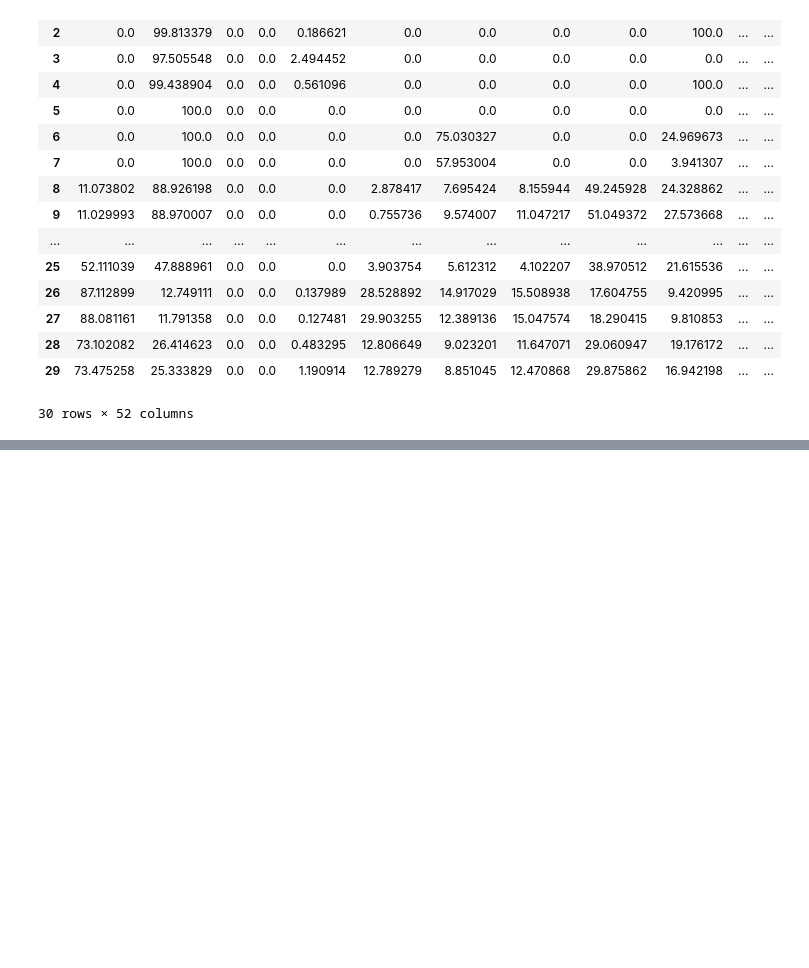
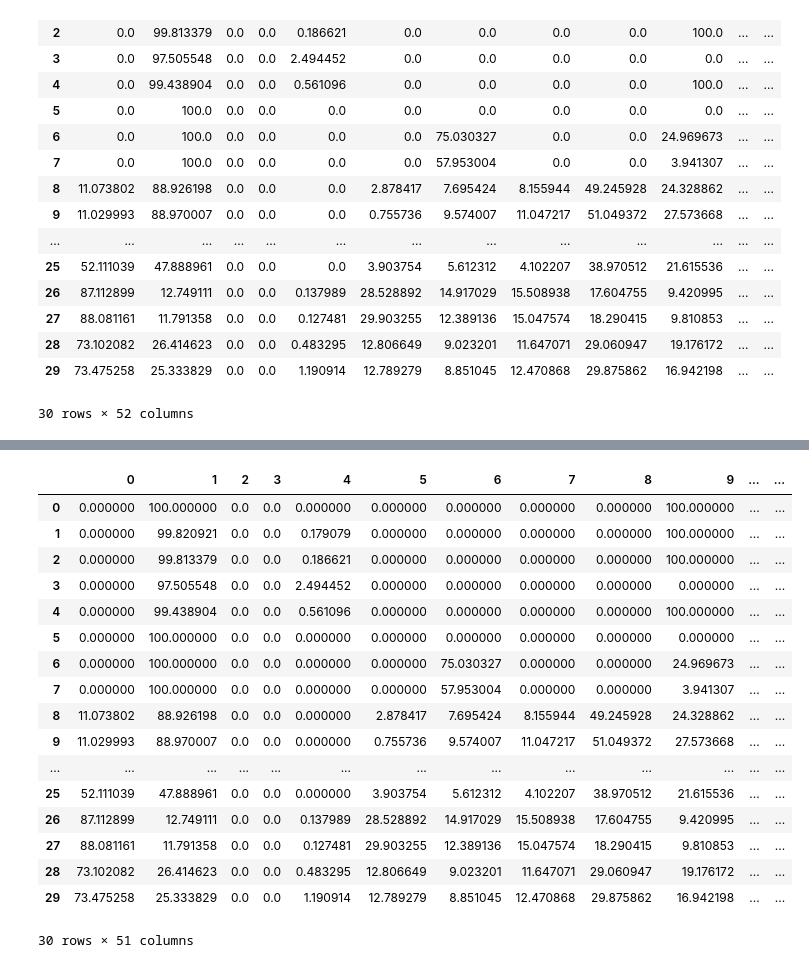
Before and after one commit to anuprulez/nanodiag_biomarker_prediction, a Jupyter notebook: ukfr_analysis/analyse_histone_modifications.ipynb, the cells around one changed output, grey strips where cells are left out. Saved outputs shown, nothing was run; the diff lists cells and outputs as text; code cells hidden in the pictures; blank space fills up the shorter version.

```diff
--- a/ukfr_analysis/analyse_histone_modifications.ipynb
+++ b/ukfr_analysis/analyse_histone_modifications.ipynb
@@ -196,3 +196,9 @@ transpose_df_data_no_index
 | 28 | 73.102082 | 26.414623 | 0.0 | 0.0 | 0.483295 | 12.806649 | 9.023201 | 11.647071 | 29.060947 | 19.176172 | ... | ... |
 | 29 | 73.475258 | 25.333829 | 0.0 | 0.0 | 1.190914 | 12.789279 | 8.851045 | 12.470868 | 29.875862 | 16.942198 | ... | ... |
 30 rows × 52 columns
+# %%
+from sklearn.preprocessing import LabelBinarizer
+lb = LabelBinarizer()
+
+# Fit and transform
+binary_labels = lb.fit_transform(transpose_df_data_no_index["Class"])
@@ -198,0 +227,3 @@ transpose_df_data_no_index
+# %%
+transpose_df_data_no_index["Class"] = binary_labels
+transpose_df_data_no_index
@@ -198,0 +318,24 @@ transpose_df_data_no_index
+# %%
+df_labels = transpose_df_data_no_index["Class"]
+df_features = transpose_df_data_no_index.drop(columns=["Class"])
+df_features = df_features.astype(float)
+df_features
+# %% [output]
+|  | 0 | 1 | 2 | 3 | 4 | 5 | 6 | 7 | 8 | 9 | ... | ... |
+| 0 | 0.000000 | 100.000000 | 0.0 | 0.0 | 0.000000 | 0.000000 | 0.000000 | 0.000000 | 0.000000 | 100.000000 | ... | ... |
+| 1 | 0.000000 | 99.820921 | 0.0 | 0.0 | 0.179079 | 0.000000 | 0.000000 | 0.000000 | 0.000000 | 100.000000 | ... | ... |
+| 2 | 0.000000 | 99.813379 | 0.0 | 0.0 | 0.186621 | 0.000000 | 0.000000 | 0.000000 | 0.000000 | 100.000000 | ... | ... |
+| 3 | 0.000000 | 97.505548 | 0.0 | 0.0 | 2.494452 | 0.000000 | 0.000000 | 0.000000 | 0.000000 | 0.000000 | ... | ... |
+| 4 | 0.000000 | 99.438904 | 0.0 | 0.0 | 0.561096 | 0.000000 | 0.000000 | 0.000000 | 0.000000 | 100.000000 | ... | ... |
+| 5 | 0.000000 | 100.000000 | 0.0 | 0.0 | 0.000000 | 0.000000 | 0.000000 | 0.000000 | 0.000000 | 0.000000 | ... | ... |
+| 6 | 0.000000 | 100.000000 | 0.0 | 0.0 | 0.000000 | 0.000000 | 75.030327 | 0.000000 | 0.000000 | 24.969673 | ... | ... |
+| 7 | 0.000000 | 100.000000 | 0.0 | 0.0 | 0.000000 | 0.000000 | 57.953004 | 0.000000 | 0.000000 | 3.941307 | ... | ... |
+| 8 | 11.073802 | 88.926198 | 0.0 | 0.0 | 0.000000 | 2.878417 | 7.695424 | 8.155944 | 49.245928 | 24.328862 | ... | ... |
+| 9 | 11.029993 | 88.970007 | 0.0 | 0.0 | 0.000000 | 0.755736 | 9.574007 | 11.047217 | 51.049372 | 27.573668 | ... | ... |
+| ... | ... | ... | ... | ... | ... | ... | ... | ... | ... | ... | ... | ... |
+| 25 | 52.111039 | 47.888961 | 0.0 | 0.0 | 0.000000 | 3.903754 | 5.612312 | 4.102207 | 38.970512 | 21.615536 | ... | ... |
+| 26 | 87.112899 | 12.749111 | 0.0 | 0.0 | 0.137989 | 28.528892 | 14.917029 | 15.508938 | 17.604755 | 9.420995 | ... | ... |
+| 27 | 88.081161 | 11.791358 | 0.0 | 0.0 | 0.127481 | 29.903255 | 12.389136 | 15.047574 | 18.290415 | 9.810853 | ... | ... |
+| 28 | 73.102082 | 26.414623 | 0.0 | 0.0 | 0.483295 | 12.806649 | 9.023201 | 11.647071 | 29.060947 | 19.176172 | ... | ... |
+| 29 | 73.475258 | 25.333829 | 0.0 | 0.0 | 1.190914 | 12.789279 | 8.851045 | 12.470868 | 29.875862 | 16.942198 | ... | ... |
+30 rows × 51 columns
```
Also changed, not shown: parts of 10 cells of this notebook.
